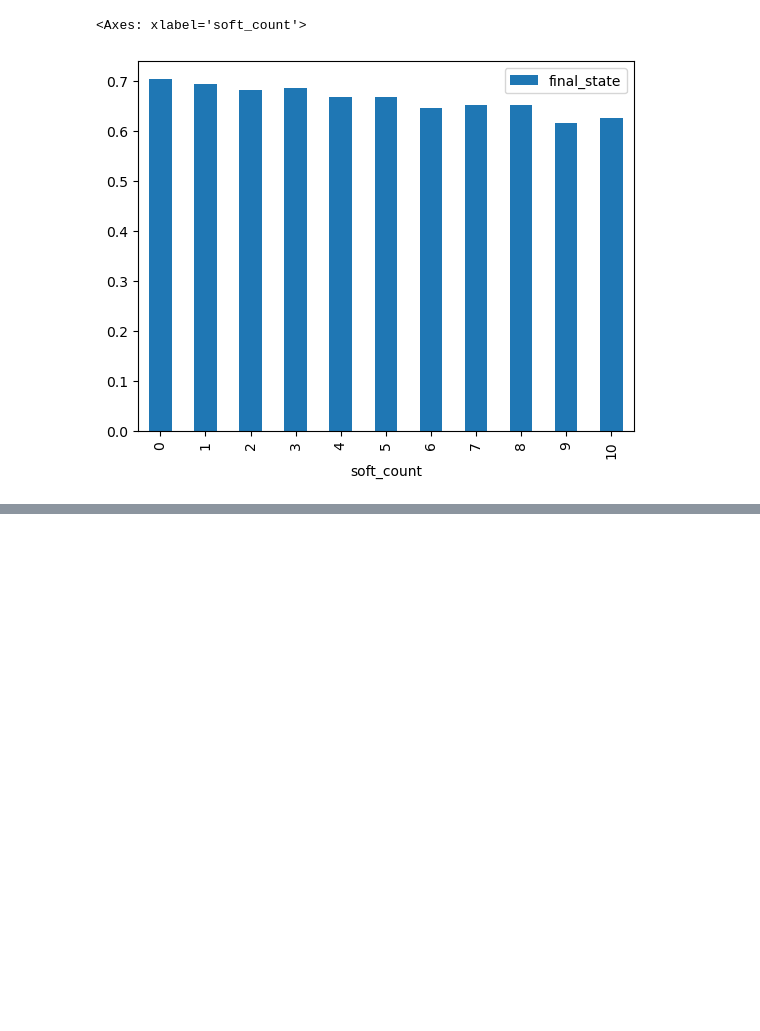
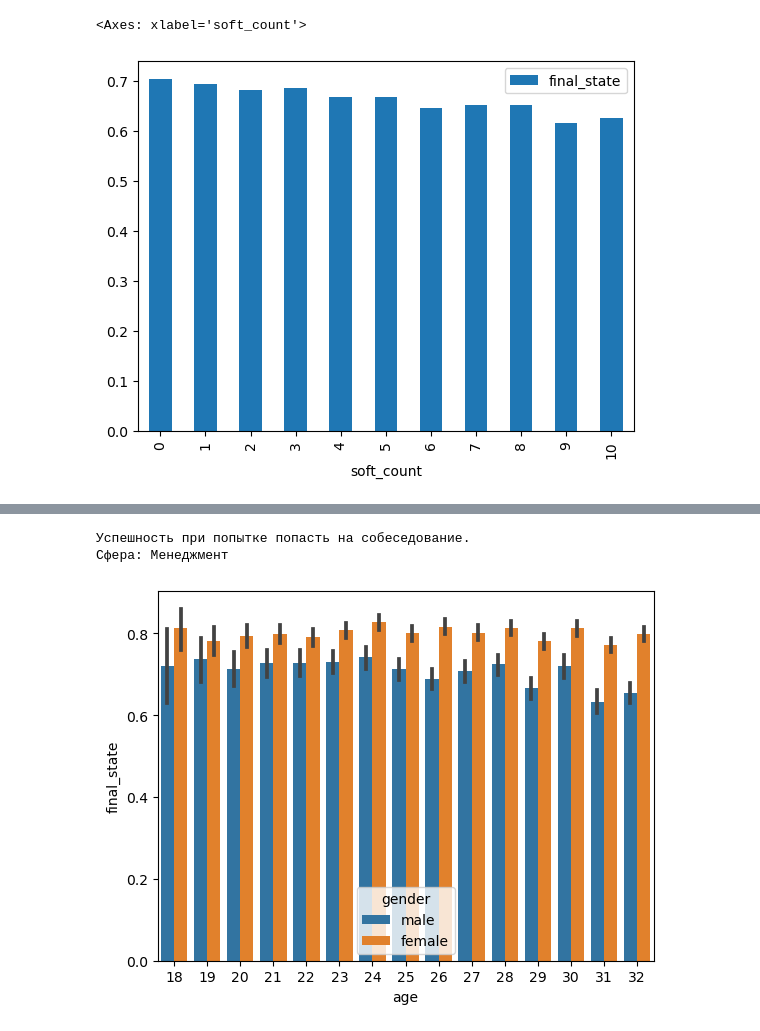
Before and after one commit to Arseniysafonov1/dano, a Jupyter notebook: First.ipynb, the cells around one changed output, grey strips where cells are left out. Saved outputs shown, nothing was run; the diff lists cells and outputs as text; code cells hidden in the pictures; blank space fills up the shorter version.

```diff
--- a/First.ipynb
+++ b/First.ipynb
@@ -389,0 +411,8 @@ skills_df[['soft_part', 'final_state']].groupby('soft_part').mean().plot.bar()
+# %%
+ages = ages[((ages.age <= 58) & (ages.gender == 'female'))
+            | ((ages.age <= 63) & (ages.gender == 'male'))]
+ages = ages[ages.final_state != 'response']
+ages.final_state = ages.final_state.map(lambda x: 1 if x == 'invitation' else 0)
+# %%
+ages = ages[~ages.profession.isna()]
+ages['occupation'] = ages.profession.map(f)
@@ -389,0 +449,39 @@ skills_df[['soft_part', 'final_state']].groupby('soft_part').mean().plot.bar()
+# %%
+def plot(cat, min_age=14, max_age=63):
+    print("Успешность при попытке попасть на собеседование.")
+    print(f"Сфера: {cat}")
+    curr = ages[(ages.occupation == cat) & (ages.age >= min_age) & (ages.age <= max_age)]
+    gb = curr[['age', 'final_state']].groupby('age').mean()
+    # gb.plot.bar()
+    sns.barplot(x='age', y='final_state', hue='gender', data=curr)
+def info(cat, min_age, max_age):
+    curr = ages[ages.occupation == cat]
+    print(f'Отличается ли успех группы {min_age}-{max_age} от среднего?')
+    a = curr[(curr.age >= min_age) & (curr.age <= max_age)].final_state
+    b = curr[(curr.age < min_age) | (curr.age > max_age)].final_state
+    mean_a = a.mean()
+    mean_b = b.mean()
+    print(f"Показатели лучшей группы: {mean_a};\nПоказатели остальных: {mean_b}")
+    alpha = mean_a - mean_b
+    se = ((a.std() ** 2) / len(a) + (b.std() ** 2) / len(b)) ** 0.5
+    print(f"Стандартная ошибка среднего: {se}")
+    t = alpha / se
+    print(f"t-критерий: {t}")
+    print(f"Степени свободы: {len(a) + len(b) - 2}")
+    if t < 1.6449:
+        print("p-уровень значимость больше 0.1")
+        print(f"Между успешностью группы {min_age}-{max_age} и ген. совокупности статистически значимых раличий нет")
+    else:
+        if t < 1.96:
+            print("p-уровень значимость между 0.5 и 0.1")
+        elif t < 2.5758:
+            print("p-уровень значимость между 0.01 и 0.5")
+        else:
+            print("p-уровень значимости меньше 0.01")
+        print(f"Различия между успешностью группы {min_age}-{max_age} и ген. совокупностью статистически значимые")
+# %%
+plot('Менеджмент', 18, 32)
+# %% [output]
+Успешность при попытке попасть на собеседование.
+Сфера: Менеджмент
+[figure, added]
```
Also changed, not shown: parts of 48 cells of this notebook.
